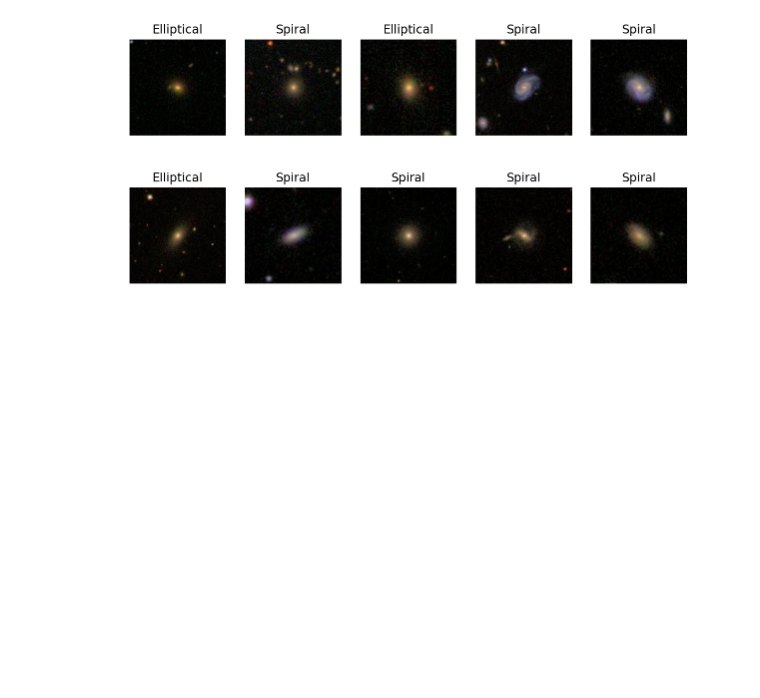
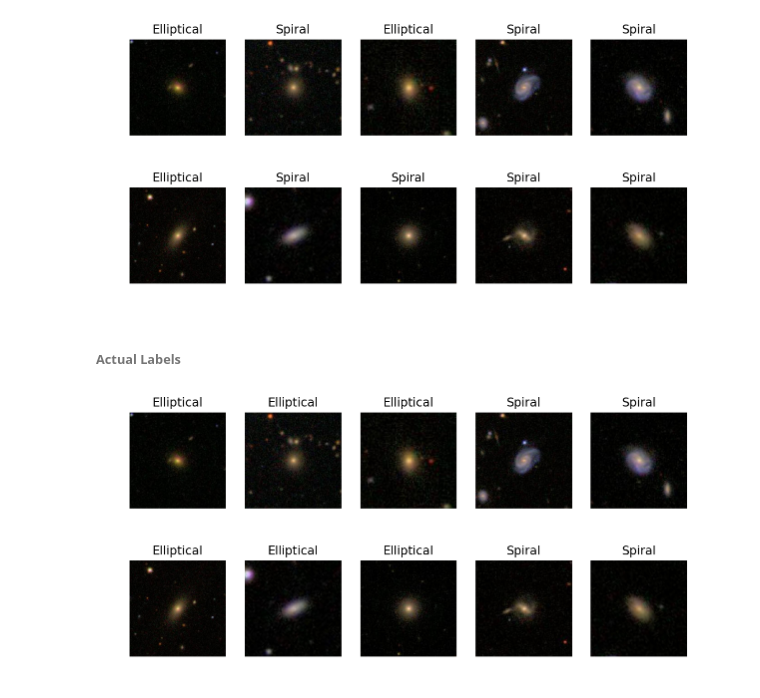
Before and after one commit to serenaflint/Galaxy-Classification-with-ML, a Jupyter notebook: Final Project.ipynb, the cells around one changed output. Cells and saved outputs as stored; diff of their text form; code cells hidden in the pictures; blank space fills up the shorter version.

```diff
--- a/Final Project.ipynb
+++ b/Final Project.ipynb
@@ -301,3 +303,19 @@ for i in range(10):
 plt.show()
 # %% [output]
 [figure]
+# %% [markdown]
+###### Actual Labels
+# %%
+fig2 = plt.figure(figsize=(10, 5))
+ax2 = []
+
+for i in range(10):
+    img = mpimg.imread("test/"+testing_images[i])
+    ax2.append(fig2.add_subplot(rows, columns, i+1) )
+    ax2[-1].set_title(desc_arr[i])
+    plt.axis("off")
+    plt.imshow(img)
+
+plt.show()
+# %% [output]
+[figure, added]
```
Also changed, not shown: parts of 1 cell of this notebook.
